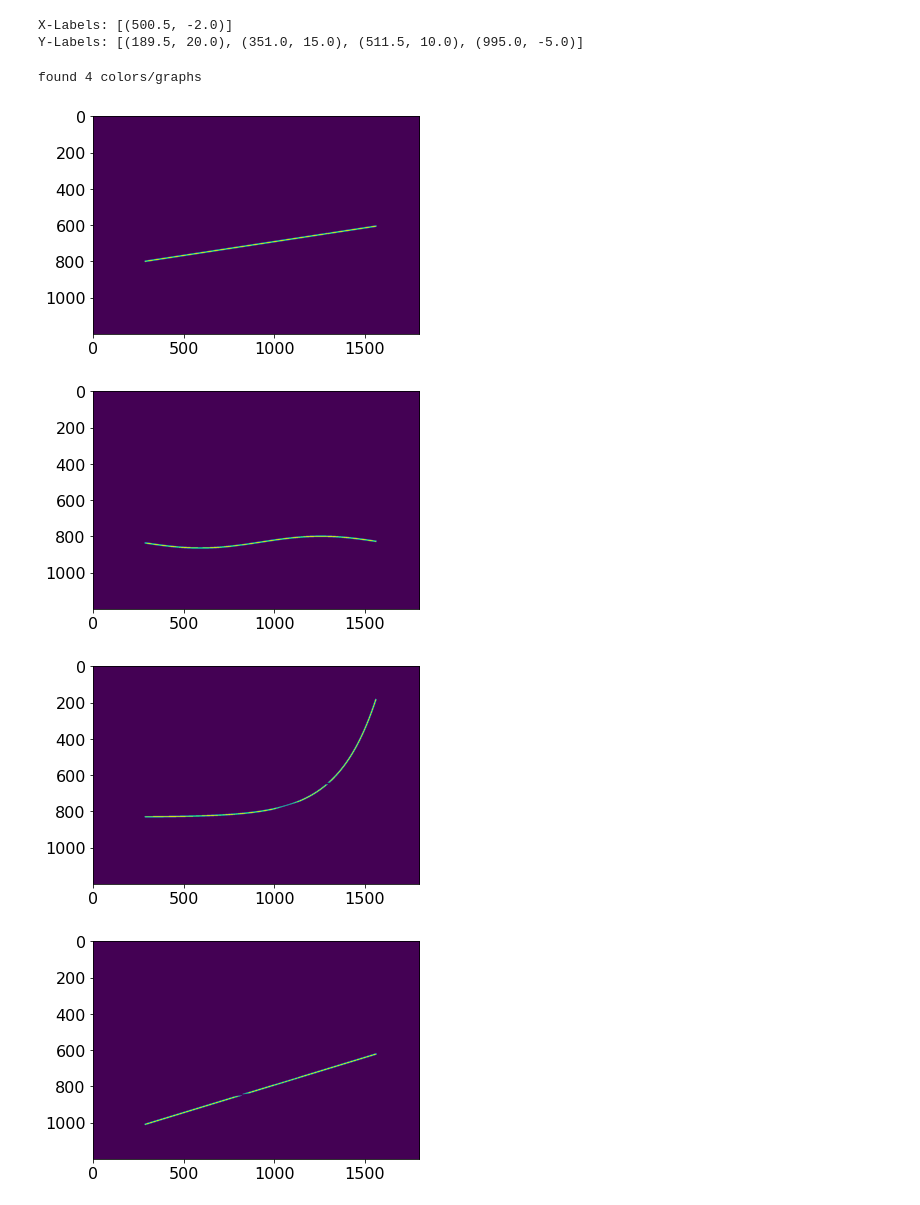
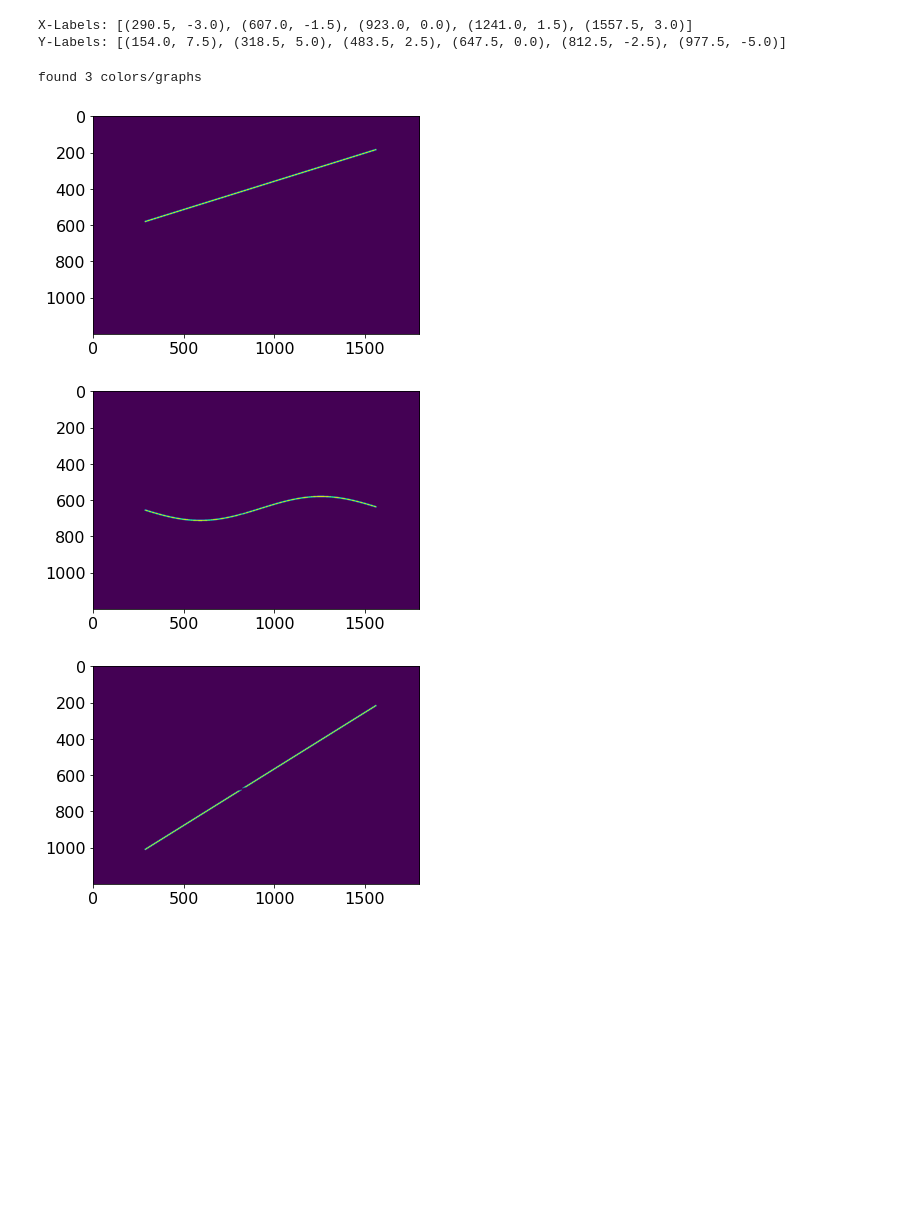
Before and after one commit to almajo/reverse-plot, a Jupyter notebook: prototype.ipynb, the cells around one changed output. Drawn from its saved outputs; the diff is of its cells as text; code cells hidden in the pictures; blank space fills up the shorter version.

```diff
--- a/prototype.ipynb
+++ b/prototype.ipynb
@@ -177,14 +209,15 @@ for ax, r in zip(axes, [rectangles, filtered, (xs, ys)]):
 # %%
 def add_padding_to_box(r, img_shape, border_size=20):
-    x = max(0, r.x - border_size)
+    x = max(0, r.x - border_size - 10)
     y = max(0, r.y - border_size)
-    w = min(r.w + 2 * border_size, img_shape[0])
+    w = min(r.w + 2 * border_size + 10, img_shape[0])
     h = min(r.h + 2 * border_size, img_shape[1])
     return Rect(x,y,w,h)
 
-def boxes_to_label_value(box_list, bin_image):
+def boxes_to_label_value(box_list, bin_image, show_roi_images=False):
     """
     OCR Lookup for each value within the bounding box rectangle
+    :param show_roi_images:
     :param box_list:
     :param bin_image:
     :return:
@@ -194,12 +227,13 @@ def boxes_to_label_value(box_list, bin_image):
         # extra borders to make the contours inside of the rectangle
         padded = add_padding_to_box(rect, base_img.shape)
         roi = bin_image[padded.y:padded.y + padded.h + 1, padded.x:padded.x + padded.w + 1]
-        plt.figure()
-        plt.imshow(roi)
+
+        if show_roi_images:
+            plt.figure()
+            plt.imshow(roi)
 
         # TODO: try using an empty image, put in the roi and then apply tesseract. sending once might be cheaper
         ocr_data = pytesseract.image_to_data(roi, output_type=Output.DICT, config=f'--psm 11 -c tessedit_char_whitelist=0123456789.-')
-        print(ocr_data["conf"], ocr_data["text"])
         n_boxes = len(ocr_data['text'])
         for i in range(n_boxes):
             # -1 is the empty confidence
@@ -214,8 +248,8 @@ x_labels = boxes_to_label_value(xs, binary_image)
 y_labels = boxes_to_label_value(ys, binary_image)
 
 ocr_img = base_img.copy()
-for c, box in chain(x_labels, y_labels):
+for _, box in chain(x_labels, y_labels):
     ocr_img = cv2.rectangle(ocr_img, (box.x, box.y), (box.x + box.w, box.y + box.h), (0,255,0), 2)
-    print(c)
+plt.title("Identified Labels with OCR")
 plt.imshow(ocr_img)
 # %% [output]
@@ -249,6 +261,8 @@ class PixelToLabelLookup:
         """
         Class to convert found pixels (data values) to the corresponding value as indicated by the axis labels
         """
+        assert len(x_values) > 1 and len(y_values) > 1, "Need at least two values to create a line"
+
         self.x = [(r.x + r.w / 2, val) for val, r in x_values]
         self.y = [(r.y + r.h / 2, val) for val, r in y_values]
 
@@ -287,50 +301,47 @@ class PixelToLabelLookup:
 
     def __call__(self, arr: np.ndarray):
         # lookup for a numpy array along the last dimension.
-        values = np.apply_along_axis(self.lookup, -1, arr)
-        return values
+        return np.apply_along_axis(self.lookup, -1, arr)
 
 label_lookup = PixelToLabelLookup(x_labels, y_labels)
 # %% [output]
-X-Labels: [(500.5, -2.0)]
-Y-Labels: [(189.5, 20.0), (351.0, 15.0), (511.5, 10.0), (995.0, -5.0)]
+X-Labels: [(290.5, -3.0), (607.0, -1.5), (923.0, 0.0), (1241.0, 1.5), (1557.5, 3.0)]
+Y-Labels: [(154.0, 7.5), (318.5, 5.0), (483.5, 2.5), (647.5, 0.0), (812.5, -2.5), (977.5, -5.0)]
 # %%
-def separate_by_color(img_):
+def separate_by_color(hsv_img):
     """
     If we have multiple graphs in a plot, we separate them by color.
     Change into the HSV color space because it better represents the perceived color.
     As we do not have many different colors we can easily threshold them to separate values, using the first (hue) value only
     TODO: problems: this does not work for black graphs
-    :param img_:
+    :param hsv_img: base image in HSV color mode
     :return:
     """
-    hsv_img = cv2.cvtColor(img_, cv2.COLOR_BGR2HSV)
-
     hue_values = np.transpose(hsv_img, (2,0,1))[0].flatten()
 
     # Get the most frequent hue values, i.e. present colors without noise
     unq, counts = np.unique(hue_values, return_counts=True)
     unique_threshold = 20
     colors = unq[counts > unique_threshold]
 
     c_masks = {}
     for c in colors:
         # define a range to make red possible as it is [0,255,255]
         lower = np.array([c,50,50])
         upper = np.array([c,255,255])
 
         mask = cv2.inRange(hsv_img, lower, upper)
         c_masks[c] = mask
-        plt.subplots()
+        plt.figure()
         plt.imshow(mask)
     return c_masks
 
-color_masks = separate_by_color(base_img)
+hsv_base_img = cv2.cvtColor(base_img, cv2.COLOR_BGR2HSV)
+color_masks = separate_by_color(hsv_base_img)
 print(f"found {len(color_masks)} colors/graphs")
 # %% [output]
-found 4 colors/graphs
+found 3 colors/graphs
-[figure, old version]
+[figure, new version]
-[figure, old version]
+[figure, new version]
-[figure, old version]
+[figure, new version]
-[figure, removed]
 # %%
```
Also changed, not shown: parts of 10 cells of this notebook.
